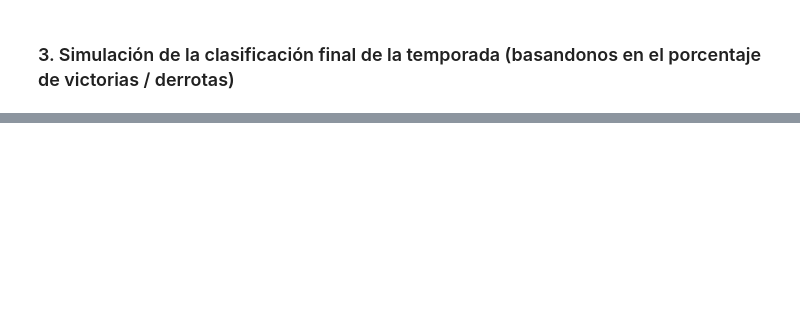
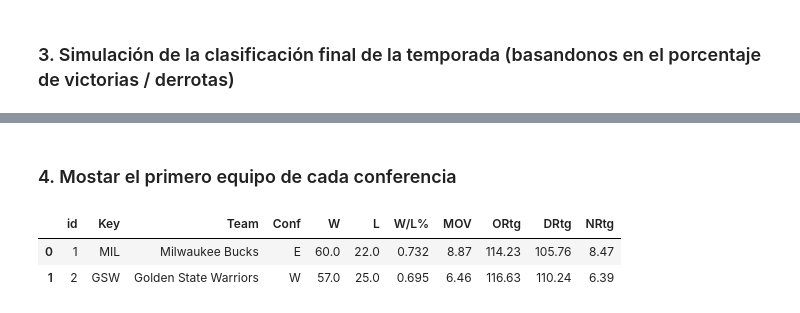
Before and after one commit to mapecode/nba-datawarehouse, a Jupyter notebook: Study.ipynb, the cells around one changed output, grey strips where cells are left out. Cells and saved outputs as stored; diff of their text form; code cells hidden in the pictures; blank space fills up the shorter version.

```diff
--- a/Study.ipynb
+++ b/Study.ipynb
@@ -74,0 +76,11 @@ teamsQualy_df
+# %% [markdown]
+### 4. Mostar el primero equipo de cada conferencia
+# %%
+#query = 'SELECT Conf AS Conference, ID, Key, Team, W AS Wins, L AS Losses FROM TEAMS GROUP BY CONF HAVING MAX(W/L);'
+query = 'SELECT * FROM TEAMS GROUP BY CONF HAVING MAX(W/L);'
+bestTeamConf_df = pd.read_sql(query, connection)
+bestTeamConf_df
+# %% [output]
+|  | id | Key | Team | Conf | W | L | W/L% | MOV | ORtg | DRtg | NRtg |
+| 0 | 1 | MIL | Milwaukee Bucks | E | 60.0 | 22.0 | 0.732 | 8.87 | 114.23 | 105.76 | 8.47 |
+| 1 | 2 | GSW | Golden State Warriors | W | 57.0 | 25.0 | 0.695 | 6.46 | 116.63 | 110.24 | 6.39 |
```
Also changed, not shown: parts of 5 cells of this notebook.
